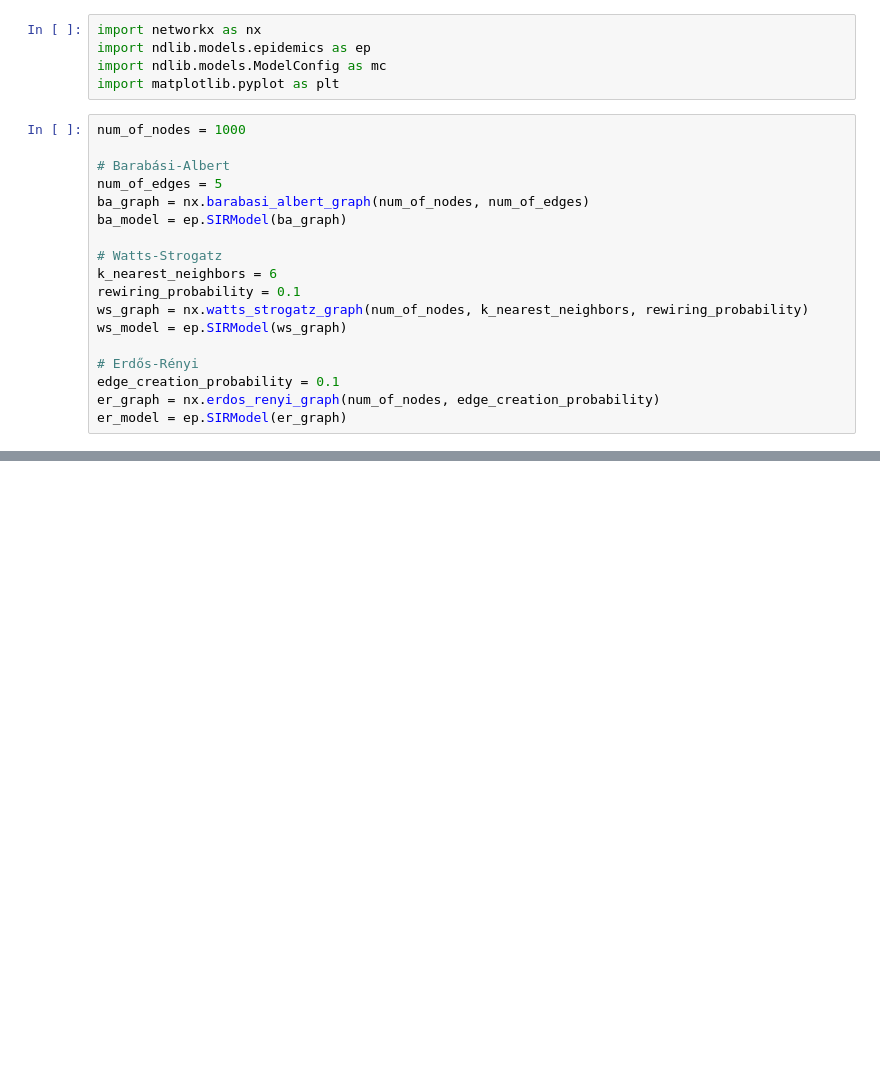
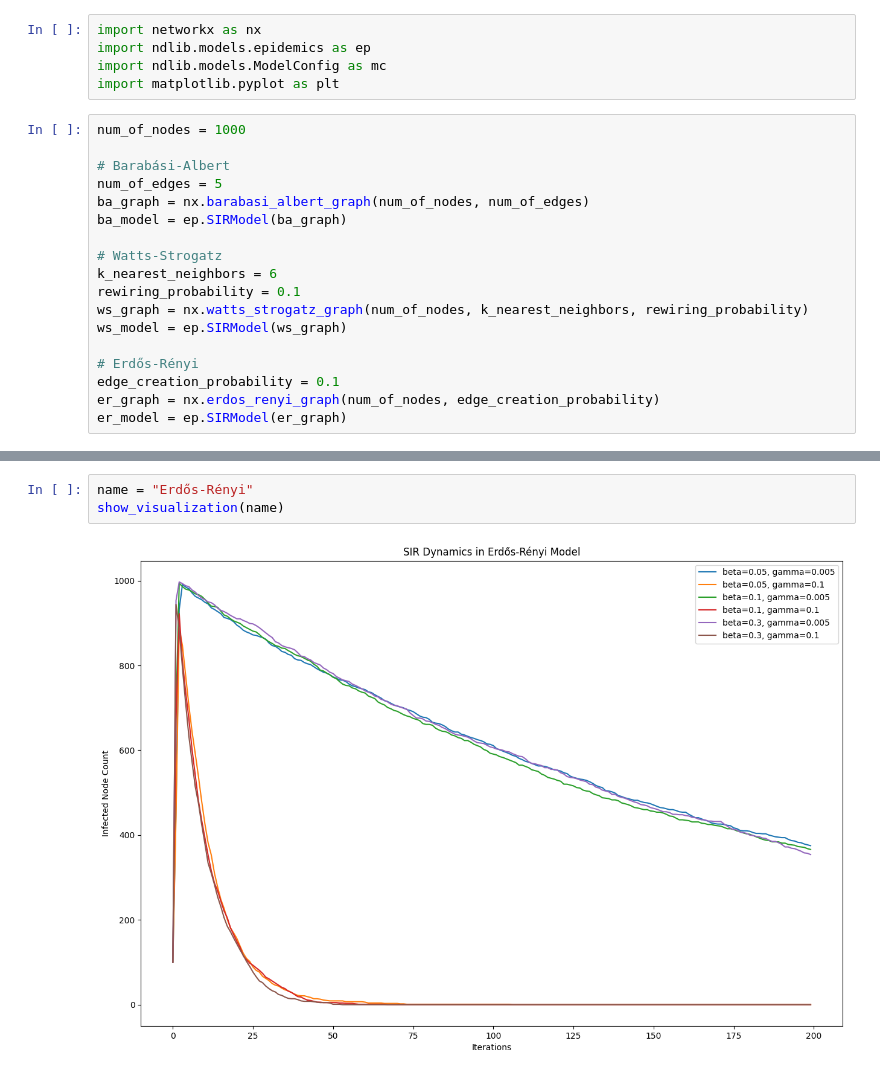
Before and after one commit to nabilasiregar/EpiModel, a Jupyter notebook: problem_2/spatial_models.ipynb, the cells around one changed output, grey strips where cells are left out. Saved outputs shown, nothing was run; the diff lists cells and outputs as text; blank space fills up the shorter version.

```diff
--- a/problem_2/spatial_models.ipynb
+++ b/problem_2/spatial_models.ipynb
@@ -98,0 +72,5 @@ plt.show()
+# %%
+name = "Erdős-Rényi"
+show_visualization(name)
+# %% [output]
+[figure, added]
```
Also changed, not shown: parts of 6 cells of this notebook.
